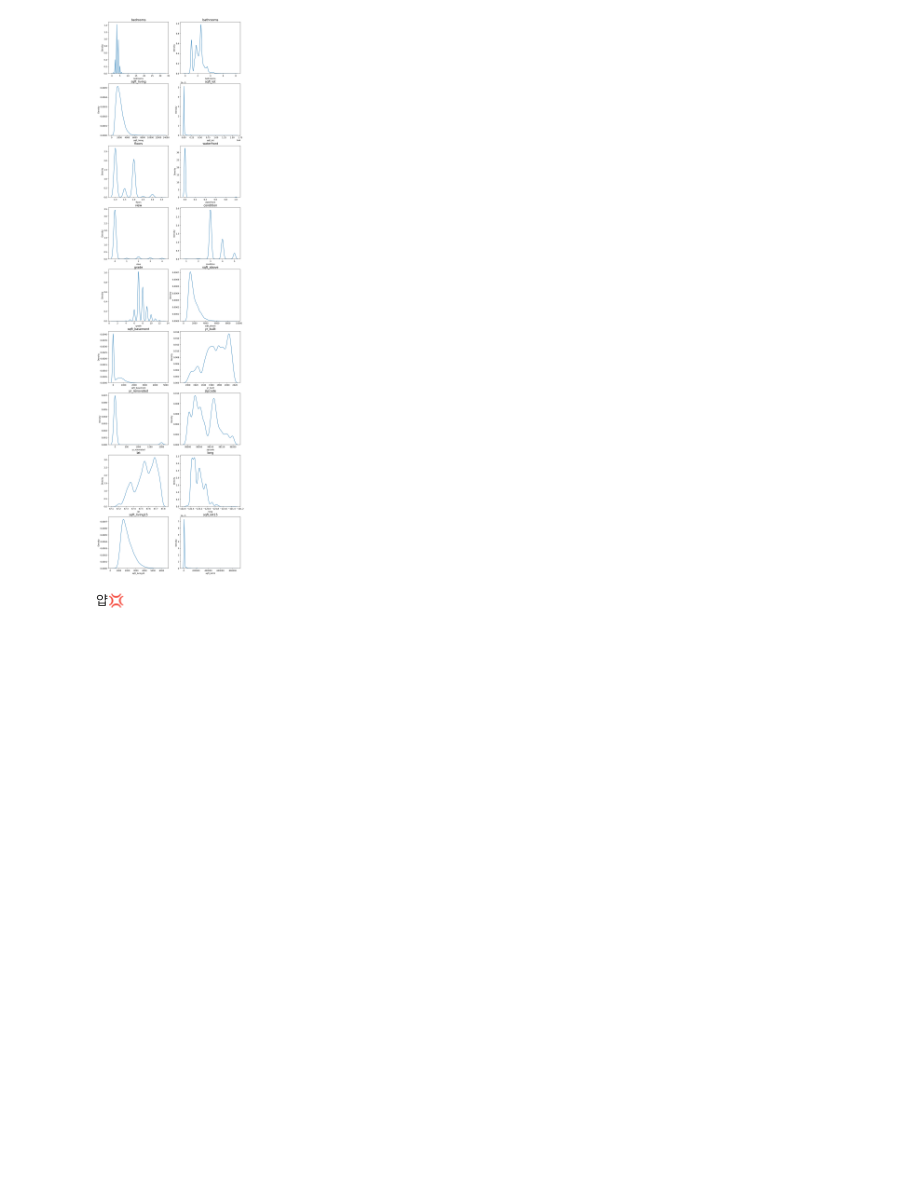
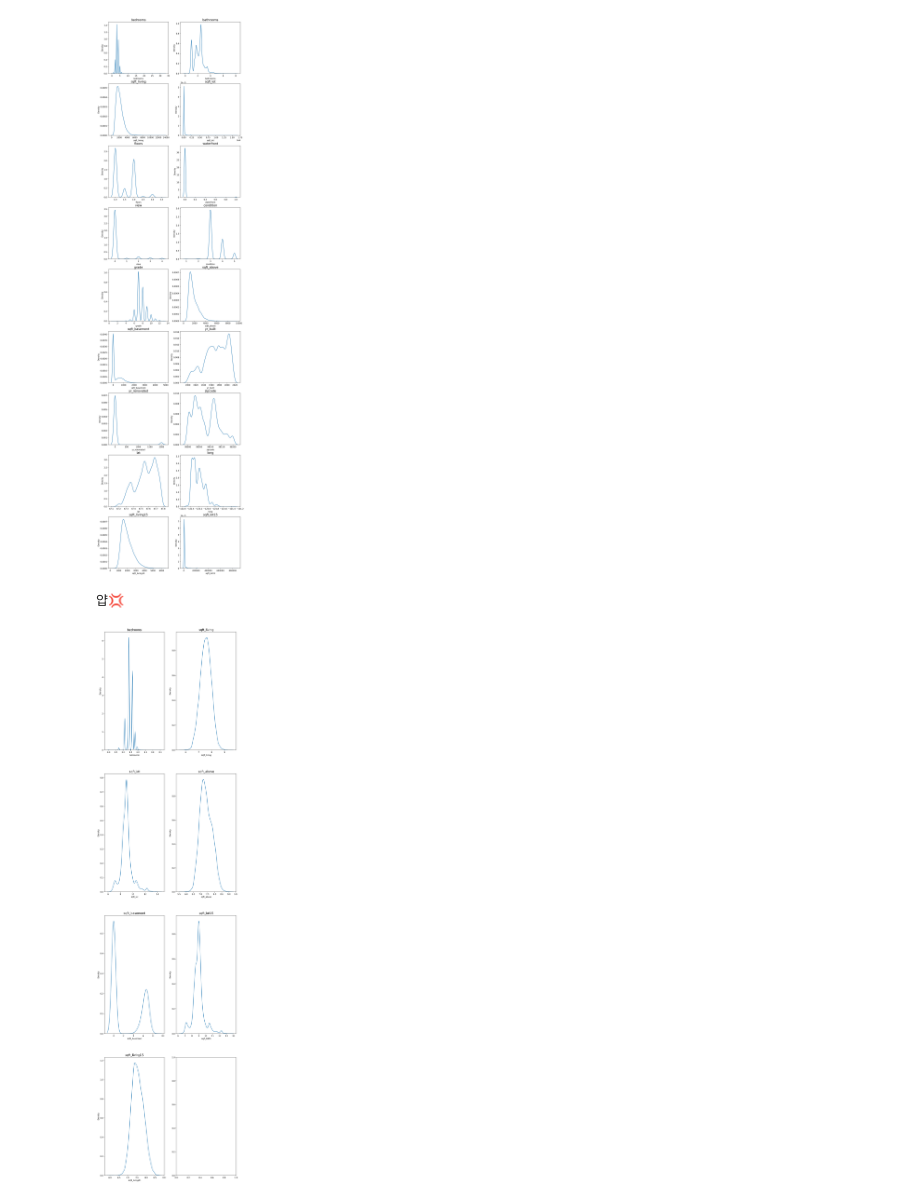
Before and after one commit to KimmyGibbs/study_record_of_aiffel, a Jupyter notebook: EXPLORATION_RS5/lectures/example_3rd.ipynb, the cells around one changed output. Saved outputs shown, nothing was run; the diff lists cells and outputs as text; code cells hidden in the pictures; blank space fills up the shorter version.

```diff
--- a/EXPLORATION_RS5/lectures/example_3rd.ipynb
+++ b/EXPLORATION_RS5/lectures/example_3rd.ipynb
@@ -257,3 +257,21 @@ for c in skew_columns:
 print('얍💢')
 # %% [output]
 얍💢
+# %%
+# 로그 변환을 한 컬럼들만 시각화하는 코드
+# [[YOUR CODE]]
+fig, ax = plt.subplots(4, 2, figsize=(12, 50))   # 가로스크롤 때문에 그래프 확인이 불편하다면 figsize의 x값을 조절해 보세요.
+
+# skew_column의 모든 분포를 확인합니다.
+count = 0
+
+columns = skew_columns
+for row in range(4):
+    for col in range(2):
+        sns.kdeplot(data=data[columns[count]], ax=ax[row][col])
+        ax[row][col].set_title(columns[count], fontsize=15)
+        count += 1
+        if count == 7 :
+            break
+# %% [output]
+[figure, added]
```
Also changed, not shown: parts of 57 cells of this notebook.
